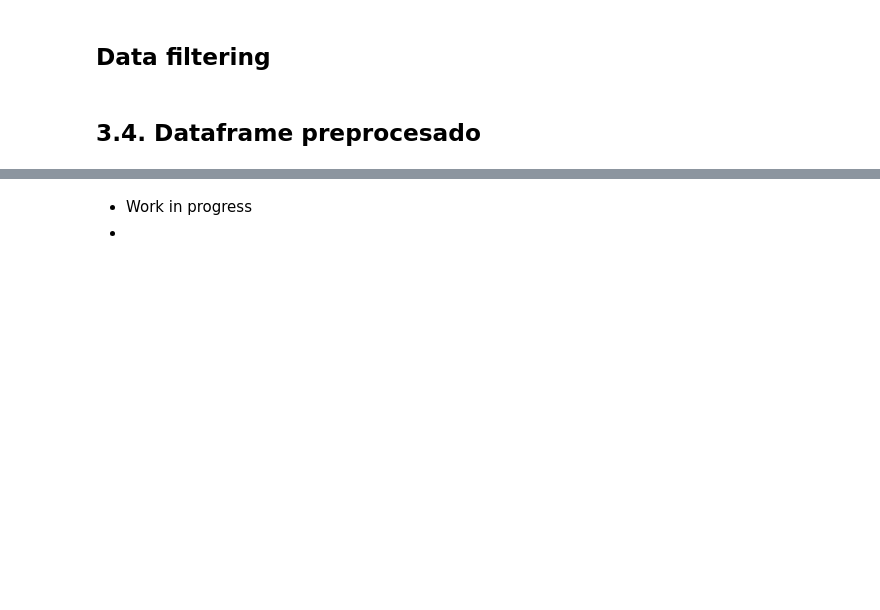
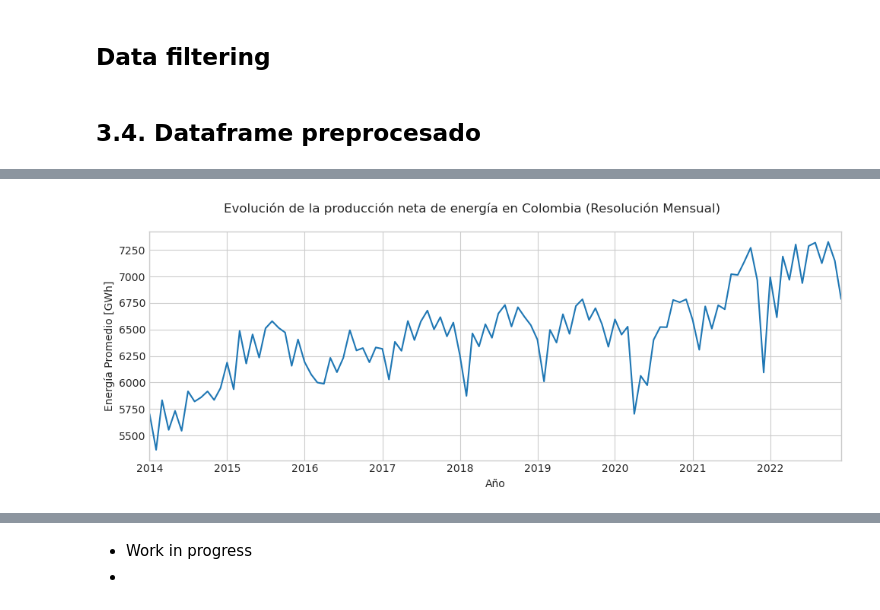
Before and after one commit to JoePortilla/EnergyProductionCol-EDA, a Jupyter notebook: EnergyProductionCol-EDA.ipynb, the cells around one changed output, grey strips where cells are left out. Drawn from its saved outputs; the diff is of its cells as text; code cells hidden in the pictures; blank space fills up the shorter version.

```diff
--- a/EnergyProductionCol-EDA.ipynb
+++ b/EnergyProductionCol-EDA.ipynb
@@ -235,0 +278,12 @@ memory usage: 159.2+ KB
+# %%
+fig, ax = plt.subplots(figsize=(10, 4))
+fig.suptitle('Evolución de la producción neta de energía en Colombia (Resolución Mensual)')
+
+sns.lineplot(data=df_net[['datetime','value']], x='datetime', y='value')
+ax.set_xlabel('Año')
+ax.set_ylabel('Energía Promedio [GWh]')
+ax.set_xlim(pd.to_datetime('2014-01-01'), pd.to_datetime('2022-12-01'))
+
+plt.tight_layout()
+# %% [output]
+[figure, added]
```
Also changed, not shown: parts of 43 cells of this notebook.
